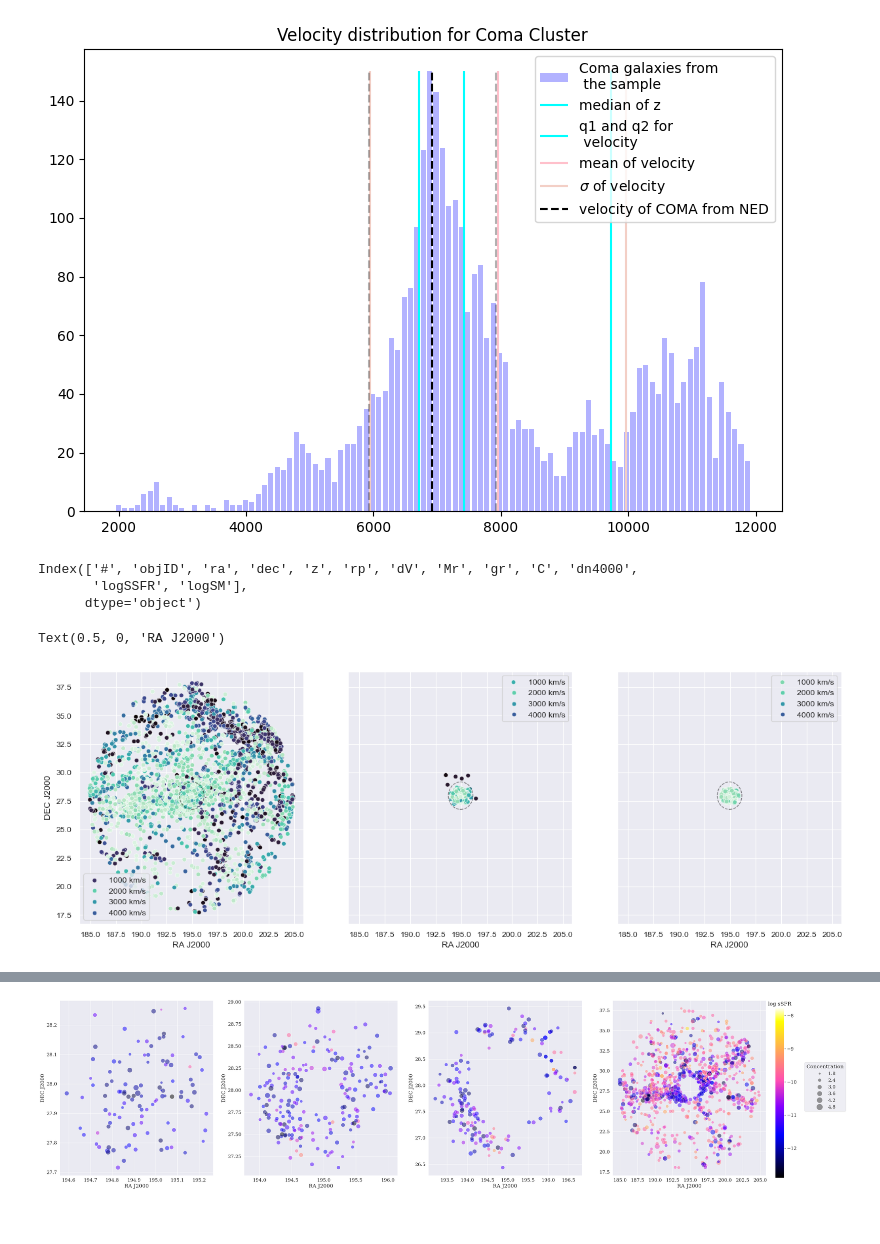
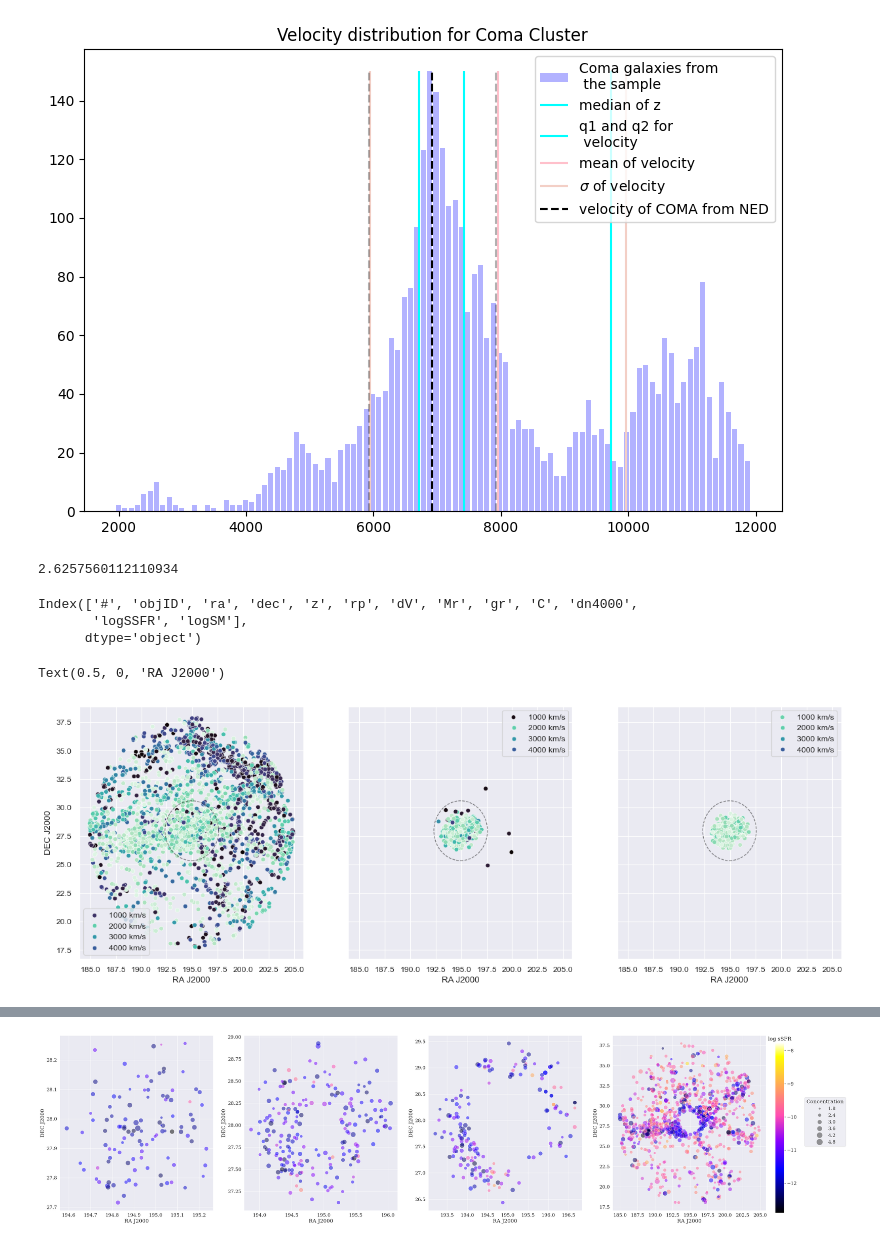
Before and after one commit to patito-mary/topicos, a Jupyter notebook: ModuloIII/comacluster.ipynb, the cells around one changed output, grey strips where cells are left out. Drawn from its saved outputs; the diff is of its cells as text; code cells hidden in the pictures.

```diff
--- a/ModuloIII/comacluster.ipynb
+++ b/ModuloIII/comacluster.ipynb
@@ -54,8 +54,12 @@ plt.title('Velocity distribution for Coma Cluster')
 Text(0.5, 1.0, 'Velocity distribution for Coma Cluster')
 [figure]
 # %%
-cluster = table[table['rp'] <= (1.78)*0.6779]
+cluster = table[table['rp'] <= (1.78)/0.6779]
 cluster2 = cluster[cluster['dV'] <= 1000]
+# %%
+(1.78)/0.6779
+# %% [output]
+2.6257560112110934
 # %%
 cluster.keys()
 # %% [output]
@@ -65,34 +69,34 @@ Index(['#', 'objID', 'ra', 'dec', 'z', 'rp', 'dV', 'Mr', 'gr', 'C', 'dn4000',
 # %%
 sns.set_theme('paper')
 
 fig, axes = plt.subplots(1,3, figsize=(15,5), sharex=True, sharey=True)
 
 sns.scatterplot(ax=axes[0], x=table['ra'], y=table['dec'], hue=table['dV'], legend=True, palette='mako_r')
-circle = plt.Circle((194.9531,27.9807), 1.78*0.6779, color='black', fill=False, linestyle='--',
+circle = plt.Circle((194.9531,27.9807), 1.78/0.6779, color='black', fill=False, linestyle='--',
                     alpha=.5, label='Radius from Ho+2022')
 axes[0].add_patch(circle)
 axes[0].legend(labels=['1000 km/s', '2000 km/s', '3000 km/s', '4000 km/s'])
 axes[0].set_xlabel('RA J2000')
 axes[0].set_ylabel('DEC J2000')
 
 sns.scatterplot(ax=axes[1], x=cluster['ra'], y=cluster['dec'], hue=table['dV'], palette='mako_r')
-circle2 = plt.Circle((194.9531,27.9807), 1.78*0.6779, color='black', fill=False, linestyle='--',
+circle2 = plt.Circle((194.9531,27.9807), 1.78/0.6779, color='black', fill=False, linestyle='--',
                      alpha=.5, label='Radius from Ho+2022')
 axes[1].add_patch(circle2)
 axes[1].legend(labels=['1000 km/s', '2000 km/s', '3000 km/s', '4000 km/s'])
 axes[1].set_xlabel('RA J2000')
 
 
 
 sns.scatterplot(ax=axes[2], x=cluster2['ra'], y=cluster2['dec'], hue=table['dV'], palette='mako_r')
-circle3 = plt.Circle((194.9531,27.9807), 1.78*0.6779, color='black', fill=False, linestyle='--',
+circle3 = plt.Circle((194.9531,27.9807), 1.78/0.6779, color='black', fill=False, linestyle='--',
                      alpha=.5, label='Radius from Ho+2022')
 axes[2].add_patch(circle3)
 axes[2].legend(labels=['1000 km/s', '2000 km/s', '3000 km/s', '4000 km/s'])
 axes[2].set_xlabel('RA J2000')
 # %% [output]
 Text(0.5, 0, 'RA J2000')
-[figure, old version]
+[figure, new version]
 # %%
 table = table[table['dV'] < 1000]
 
```
Also changed, not shown: parts of 3 cells of this notebook.
